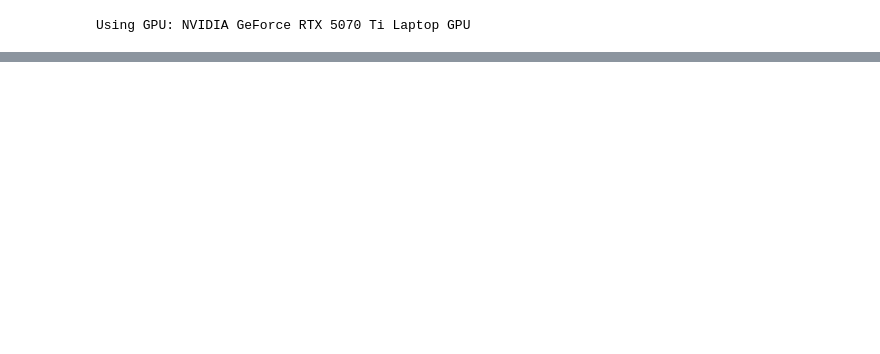
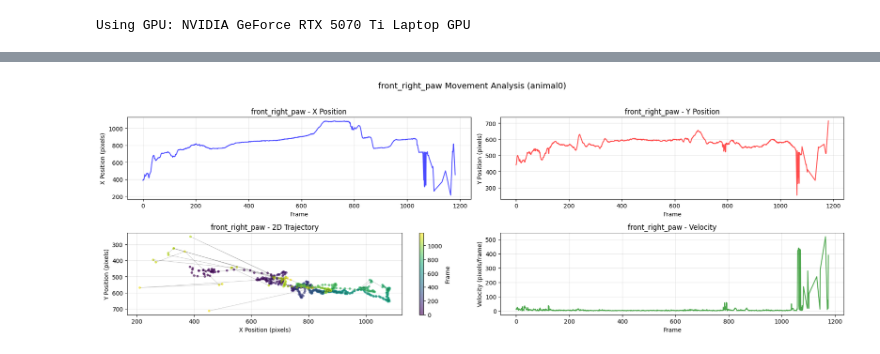
Before and after one commit to jexiao8211/datafawn, a Jupyter notebook: test.ipynb, the cells around one changed output, grey strips where cells are left out. Drawn from its saved outputs; the diff is of its cells as text; code cells hidden in the pictures; blank space fills up the shorter version.

```diff
--- a/test.ipynb
+++ b/test.ipynb
@@ -127,0 +143,5 @@ processed_data
+# %%
+fig = plot_bodypart_movement_enhanced(processed_data, 'front_right_paw', individual='animal0', min_likelihood=0.0)
+plt.show()
+# %% [output]
+[figure, added]
```
Also changed, not shown: parts of 19 cells of this notebook, 4 other files.
